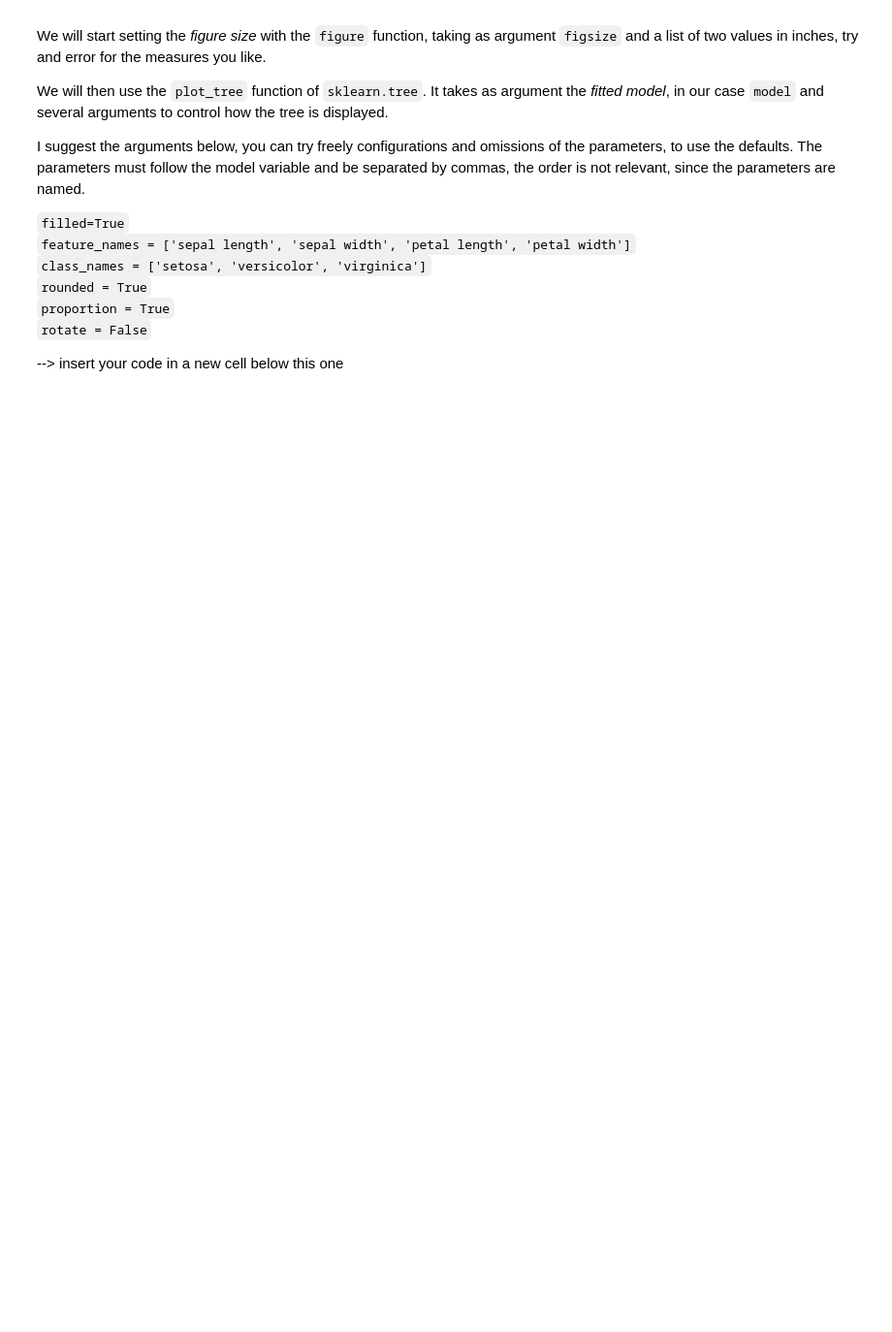
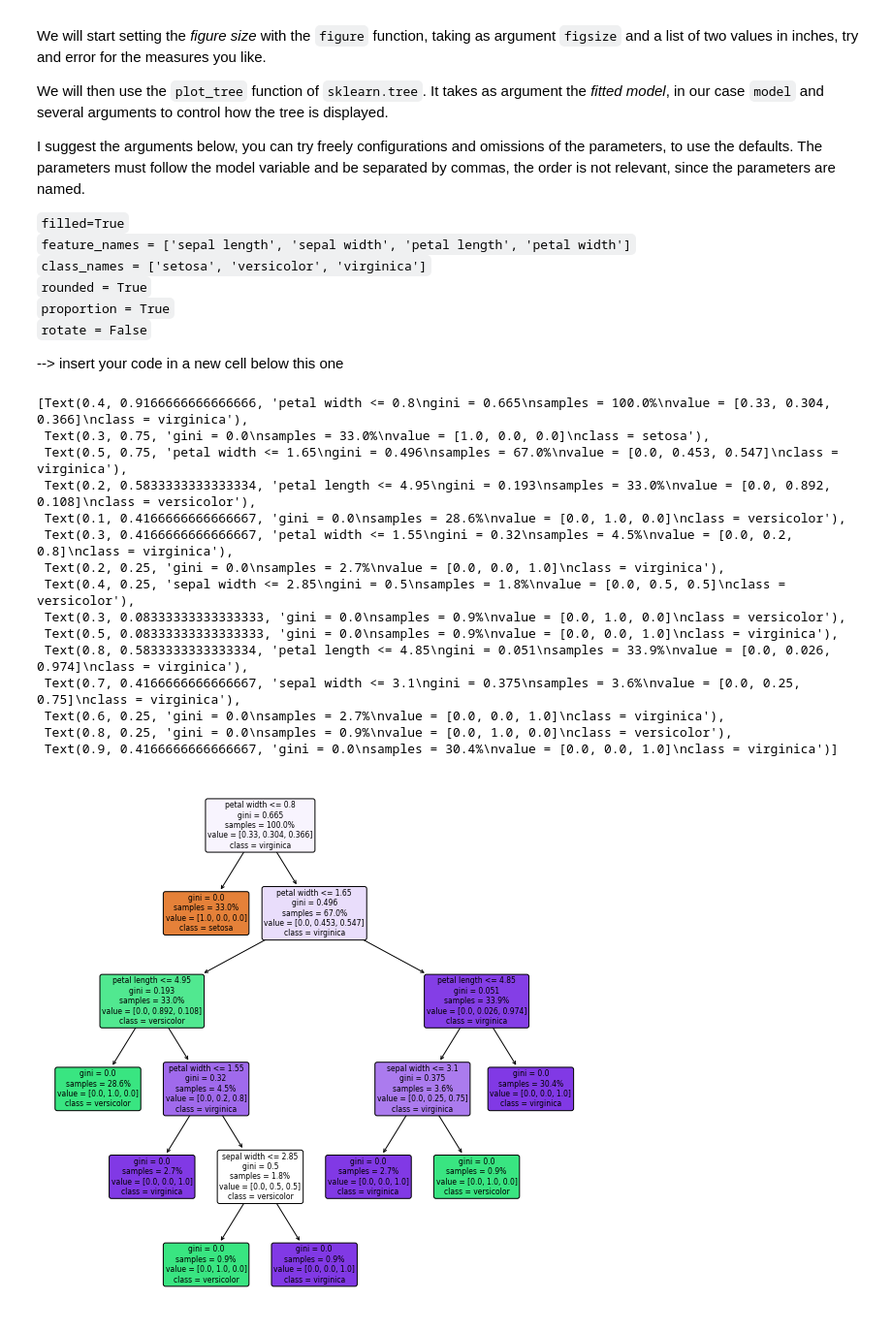
Before and after one commit to Federicoand98/AppuntiMagistrale, a Jupyter notebook: Data_Mining/Lab on topic 03-01 - Classification with Decision Trees-20221025/ml-lab-topic03-class-iris-nocode.ipynb, the cells around one changed output. Shown at 97% size. Drawn from its saved outputs; the diff is of its cells as text; code cells hidden in the pictures; blank space fills up the shorter version.

```diff
--- a/Data_Mining/Lab on topic 03-01 - Classification with Decision Trees-20221025/ml-lab-topic03-class-iris-nocode.ipynb
+++ b/Data_Mining/Lab on topic 03-01 - Classification with Decision Trees-20221025/ml-lab-topic03-class-iris-nocode.ipynb
@@ -106,10 +126,14 @@ For example, the `.drop` method allows to drop a column or row by name; remember
 Store in X the content of `iris` excluding the column `species`. Verify the shape
 
 --> insert your code in a new cell below this one
+# %%
+X = df.loc[:, df.columns != 'species']
 # %% [markdown]
 Store in `y` the column `species` of `iris`. Verify the shape
 
 --> insert your code in a new cell below this one
+# %%
+y = df['species']
 # %% [markdown]
 To summarize, the expected layout of features and target values is visualized in the following diagram:
 ![Figure](figures/05.02-samples-features.png "Features and target")
@@ -173,3 +197,12 @@ This could be done by hand, but it is more convenient to use the ``train_test_sp
 
 
 --> insert your code in a new cell below this one
+# %%
+from sklearn.model_selection import train_test_split
+
+Xtrain, Xtest, ytrain, ytest = train_test_split(X, y, random_state=1)
+
+print(Xtrain.shape)
+print(Xtest.shape)
+print(ytrain.shape)
+print(ytest.shape)
@@ -181,6 +219,17 @@ With the data arranged, we can follow our recipe to predict the labels:
 4. predict the target `ytrain_model` using the `predict` method of `model` on the `Xtrain` data
 
 --> insert your code in a new cell below this one
+# %%
+from sklearn.tree import DecisionTreeClassifier
+
+# defininf decision tree model
+model = DecisionTreeClassifier()
+
+# training
+model.fit(Xtrain, ytrain)
+
+# prediction
+ytrain_model = model.predict(Xtrain)
 # %% [markdown]
 We can use the ``accuracy_score`` utility to see the fraction of predicted training set labels that match their true value.
 
@@ -213,3 +274,30 @@ I suggest the arguments below, you can try freely configurations and omissions o
 `rotate = False`
 
 --> insert your code in a new cell below this one
+# %%
+from matplotlib import pyplot as plt
+from sklearn.tree import plot_tree
+from matplotlib.pyplot import figure
+
+features = ['sepal length', 'sepal width', 'petal length', 'petal width']
+classes = ['setosa', 'versicolor', 'virginica']
+
+figure(figsize=(10, 10))
+plot_tree(model, filled=True, feature_names=features, class_names=classes, rounded=True, proportion=True)
+# %% [output]
+[Text(0.4, 0.9166666666666666, 'petal width <= 0.8\ngini = 0.665\nsamples = 100.0%\nvalue = [0.33, 0.304, 0.366]\nclass = virginica'),
+ Text(0.3, 0.75, 'gini = 0.0\nsamples = 33.0%\nvalue = [1.0, 0.0, 0.0]\nclass = setosa'),
+ Text(0.5, 0.75, 'petal width <= 1.65\ngini = 0.496\nsamples = 67.0%\nvalue = [0.0, 0.453, 0.547]\nclass = virginica'),
+ Text(0.2, 0.5833333333333334, 'petal length <= 4.95\ngini = 0.193\nsamples = 33.0%\nvalue = [0.0, 0.892, 0.108]\nclass = versicolor'),
+ Text(0.1, 0.4166666666666667, 'gini = 0.0\nsamples = 28.6%\nvalue = [0.0, 1.0, 0.0]\nclass = versicolor'),
+ Text(0.3, 0.4166666666666667, 'petal width <= 1.55\ngini = 0.32\nsamples = 4.5%\nvalue = [0.0, 0.2, 0.8]\nclass = virginica'),
+ Text(0.2, 0.25, 'gini = 0.0\nsamples = 2.7%\nvalue = [0.0, 0.0, 1.0]\nclass = virginica'),
+ Text(0.4, 0.25, 'sepal width <= 2.85\ngini = 0.5\nsamples = 1.8%\nvalue = [0.0, 0.5, 0.5]\nclass = versicolor'),
+ Text(0.3, 0.08333333333333333, 'gini = 0.0\nsamples = 0.9%\nvalue = [0.0, 1.0, 0.0]\nclass = versicolor'),
+ Text(0.5, 0.08333333333333333, 'gini = 0.0\nsamples = 0.9%\nvalue = [0.0, 0.0, 1.0]\nclass = virginica'),
+ Text(0.8, 0.5833333333333334, 'petal length <= 4.85\ngini = 0.051\nsamples = 33.9%\nvalue = [0.0, 0.026, 0.974]\nclass = virginica'),
+ Text(0.7, 0.4166666666666667, 'sepal width <= 3.1\ngini = 0.375\nsamples = 3.6%\nvalue = [0.0, 0.25, 0.75]\nclass = virginica'),
+ Text(0.6, 0.25, 'gini = 0.0\nsamples = 2.7%\nvalue = [0.0, 0.0, 1.0]\nclass = virginica'),
+ Text(0.8, 0.25, 'gini = 0.0\nsamples = 0.9%\nvalue = [0.0, 1.0, 0.0]\nclass = versicolor'),
+ Text(0.9, 0.4166666666666667, 'gini = 0.0\nsamples = 30.4%\nvalue = [0.0, 0.0, 1.0]\nclass = virginica')]
+[figure, added]
```
Also changed, not shown: parts of 5 cells of this notebook.
